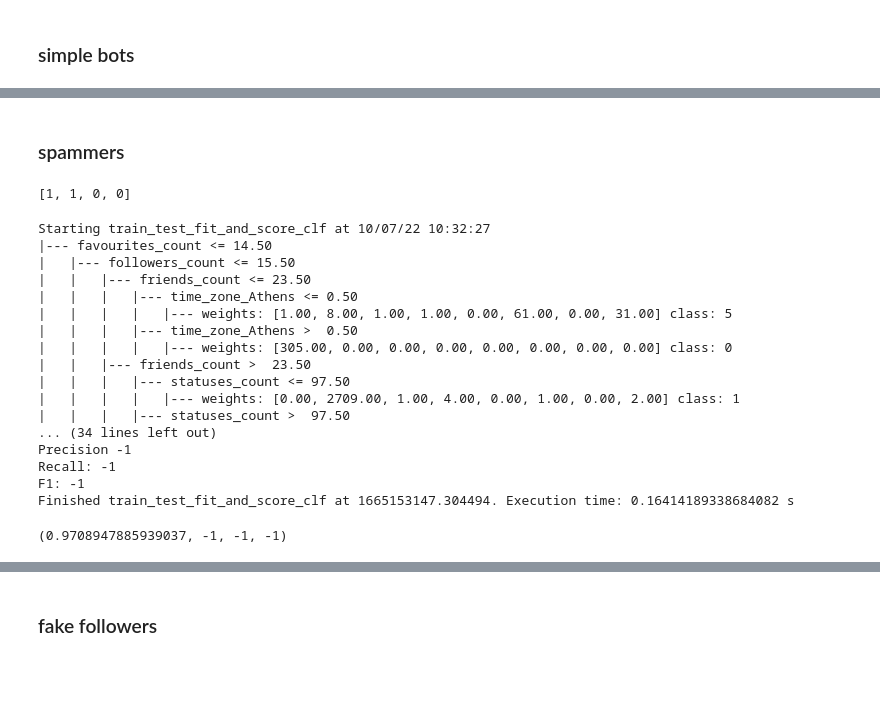
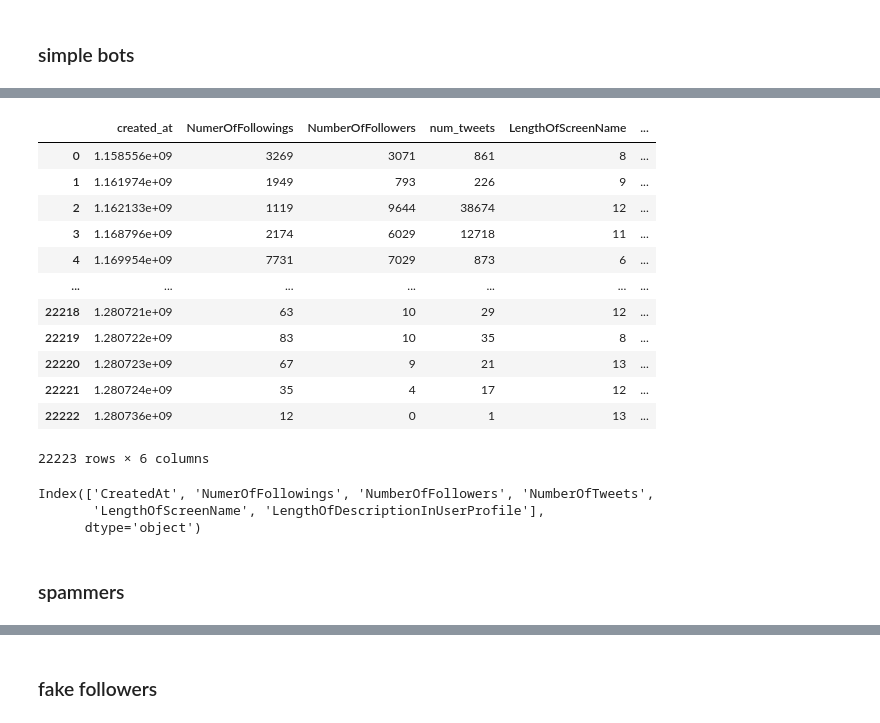
Before and after one commit to johnchrishays/bot-detection, a Jupyter notebook: SDR-pairs.ipynb, the cells around one changed output, grey strips where cells are left out. Drawn from its saved outputs; the diff is of its cells as text; code cells hidden in the pictures; blank space fills up the shorter version.

```diff
--- a/SDR-pairs.ipynb
+++ b/SDR-pairs.ipynb
@@ -475,3 +491,25 @@ Index(['created_at', 'friends_count', 'followers_count', 'statuses_count',
+# %%
+simple_df
+# %% [output]
+|  | created_at | NumerOfFollowings | NumberOfFollowers | num_tweets | LengthOfScreenName | ... |
+| 0 | 1.158556e+09 | 3269 | 3071 | 861 | 8 | ... |
+| 1 | 1.161974e+09 | 1949 | 793 | 226 | 9 | ... |
+| 2 | 1.162133e+09 | 1119 | 9644 | 38674 | 12 | ... |
+| 3 | 1.168796e+09 | 2174 | 6029 | 12718 | 11 | ... |
+| 4 | 1.169954e+09 | 7731 | 7029 | 873 | 6 | ... |
+| ... | ... | ... | ... | ... | ... | ... |
+| 22218 | 1.280721e+09 | 63 | 10 | 29 | 12 | ... |
+| 22219 | 1.280722e+09 | 83 | 10 | 35 | 8 | ... |
+| 22220 | 1.280723e+09 | 67 | 9 | 21 | 13 | ... |
+| 22221 | 1.280724e+09 | 35 | 4 | 17 | 12 | ... |
+| 22222 | 1.280736e+09 | 12 | 0 | 1 | 13 | ... |
+22223 rows × 6 columns
+# %%
+simple_df.columns
+# %% [output]
+Index(['CreatedAt', 'NumerOfFollowings', 'NumberOfFollowers', 'NumberOfTweets',
+       'LengthOfScreenName', 'LengthOfDescriptionInUserProfile'],
+      dtype='object')
 # %% [markdown]
 ### spammers
 # %%
@@ -505,54 +516,0 @@ spammers_df = pd.concat([pronbots_one_hot[cols], cresci2017_spammers_one_hot[col
-# %%
-from functools import reduce
-list(reduce(lambda x,y: x + y, [[1, 1], [0, 0]]))
-# %% [output]
-[1, 1, 0, 0]
-# %%
-folder_names = [ 'social_spambots_1',
- 'social_spambots_2',
- 'social_spambots_3',
- 'traditional_spambots_1',
- 'traditional_spambots_2',
- 'traditional_spambots_3',
- 'traditional_spambots_4']
-labels = [0, 1, 2, 3, 4, 5, 6]
-cols_to_drop = COLUMNS_TO_DROP + ['profile_banner_url',
-                                        'test_set_1',
-                                        'test_set_2',
-                                        'crawled_at',
-                                        'updated',
-                                        'timestamp',
-                                        'following',
-                                        'follow_request_sent',
-                                        'created_at',
-                                  ]
-dummy_cols = DUMMY_COLUMNS + ['is_translator', 'contributors_enabled', 'notifications']
-
-importlib.reload(sys.modules['data_accessor'])
-cresci2017_spammers, cresci2017_spammers_one_hot, cresci2017_spammers_labels  = load_cresci(PROJ_PATH + "/data/cresci-2017/{}.csv/users.csv", folder_names, labels, cols_to_drop, dummy_cols, False)
-cols = set(pronbots_one_hot.columns).intersection(set(cresci2017_spammers_one_hot.columns))
-
-spammers_one_hot = pd.concat([cresci2017_spammers_one_hot[cols], pronbots_one_hot[cols]])
-spammers_labels = pd.concat([cresci2017_spammers_labels, pd.Series([7]*len(pronbots_one_hot))])
-
-
-train_test_fit_and_score(spammers_one_hot, spammers_labels, depth=4, silent=False, prec_rec=False)
-# %% [output]
-Starting train_test_fit_and_score_clf at 10/07/22 10:32:27
-|--- favourites_count <= 14.50
-|   |--- followers_count <= 15.50
-|   |   |--- friends_count <= 23.50
-|   |   |   |--- time_zone_Athens <= 0.50
-|   |   |   |   |--- weights: [1.00, 8.00, 1.00, 1.00, 0.00, 61.00, 0.00, 31.00] class: 5
-|   |   |   |--- time_zone_Athens >  0.50
-|   |   |   |   |--- weights: [305.00, 0.00, 0.00, 0.00, 0.00, 0.00, 0.00, 0.00] class: 0
-|   |   |--- friends_count >  23.50
-|   |   |   |--- statuses_count <= 97.50
-|   |   |   |   |--- weights: [0.00, 2709.00, 1.00, 4.00, 0.00, 1.00, 0.00, 2.00] class: 1
-|   |   |   |--- statuses_count >  97.50
-... (34 lines left out)
-Precision -1
-Recall: -1
-F1: -1
-Finished train_test_fit_and_score_clf at 1665153147.304494. Execution time: 0.16414189338684082 s
-(0.9708947885939037, -1, -1, -1)
```
Also changed, not shown: parts of 88 cells of this notebook, 10 other files.
